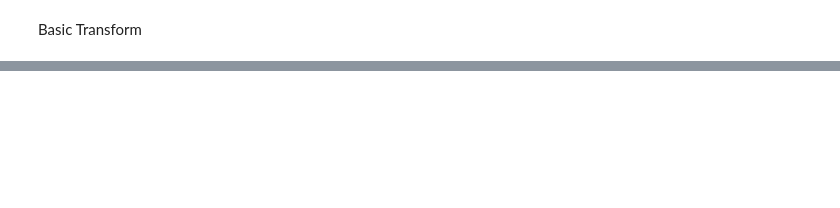
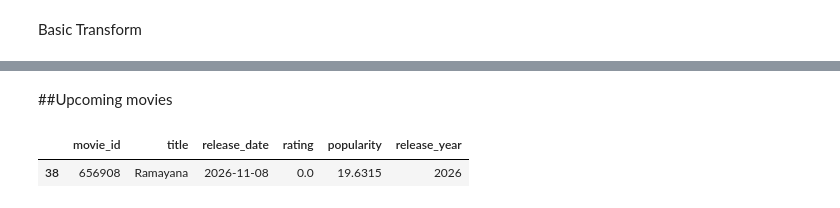
Before and after one commit to GrannyApples/Grupp7_Datavisualisering_DE_UX, a Jupyter notebook: notebooks/eda_anton.ipynb, the cells around one changed output, grey strips where cells are left out. Cells and saved outputs as stored; diff of their text form; code cells hidden in the pictures; blank space fills up the shorter version.

Commit message:
feat:upcoming movies

```diff
--- a/notebooks/eda_anton.ipynb
+++ b/notebooks/eda_anton.ipynb
@@ -48,2 +105,14 @@ df_db.head()
 # %%
 con.close()
+# %% [markdown]
+##Upcoming movies
+# %%
+from datetime import datetime
+
+today = datetime.today().date()
+
+unreleased = df[df["release_date"] > today]
+unreleased.head()
+# %% [output]
+|  | movie_id | title | release_date | rating | popularity | release_year |
+| 38 | 656908 | Ramayana | 2026-11-08 | 0.0 | 19.6315 | 2026 |
```
Also changed, not shown: parts of 6 cells of this notebook.
